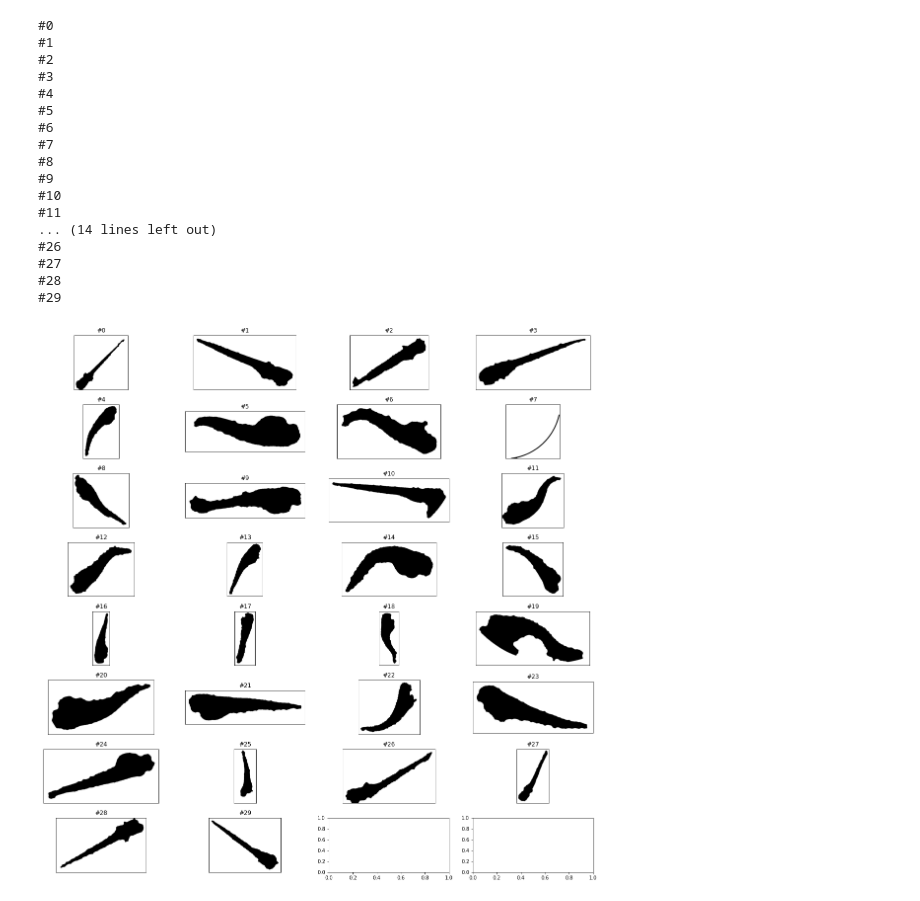
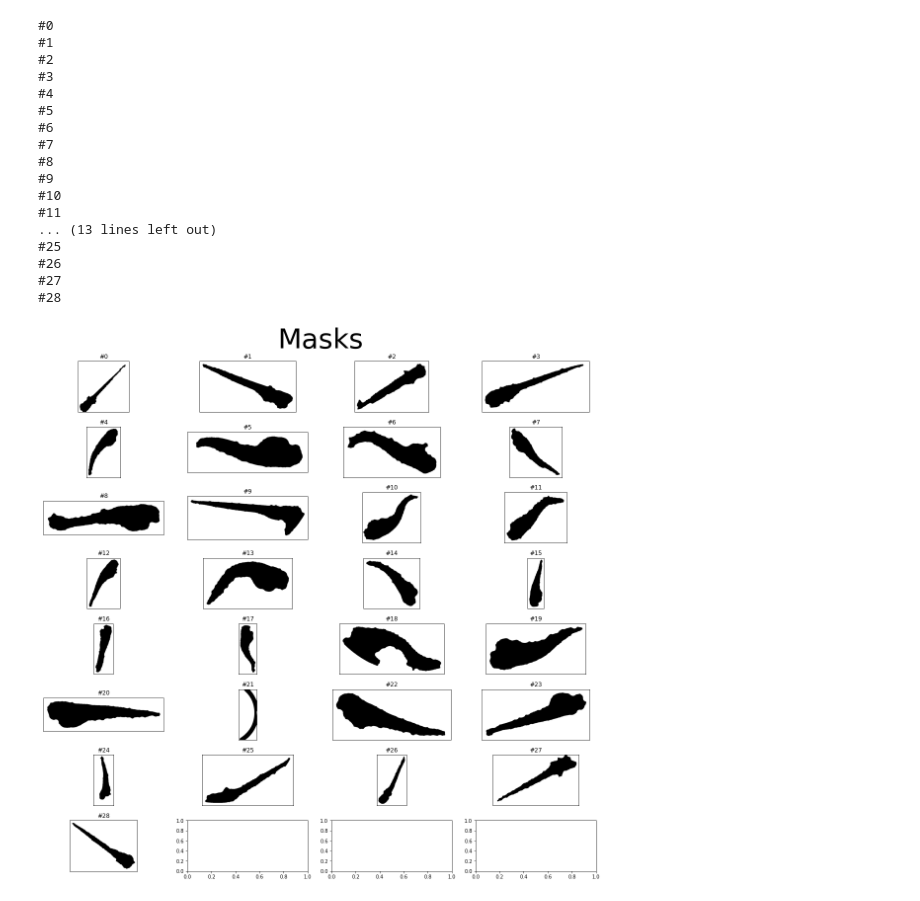
Before and after one commit to gimesia/zebrafisher, a Jupyter notebook: src/measure/test1.ipynb, the cells around one changed output. Cells and saved outputs as stored; diff of their text form; code cells hidden in the pictures.

```diff
--- a/src/measure/test1.ipynb
+++ b/src/measure/test1.ipynb
@@ -56,7 +56,8 @@ fish_names = os.listdir()
 os.chdir('C:\\Users\\gimes\\source\\repos\\zebra_fishy\\src')
 
 fishes = []
-fishes_ = []
+successful_fishes = []
+bad_names = []
 for name in fish_names[::]:
     print(name)
     fishes.append(InputImage(name))
@@ -65,8 +66,10 @@ for i, fish in enumerate(fishes):
     fish.processed = normalize_0_255(fish.processed)
     fish = find_well_props(fish)
     fish = find_fish_props(fish)
-    if (fish.fish_props.has_fish and fish.fish_props.has_fish):
-        fishes_.append(fish)
+    if fish.fish_props.has_fish and fish.fish_props.has_fish:
+        successful_fishes.append(fish)
+    else:
+        bad_names.append(fish)
 # %% [output]
 zf1.JPG
 Reading in file from:
@@ -109,29 +112,29 @@ plot_images(list(map(lambda x: (x.fish_props.mask.cropped), fishes)), nums=True)
 # %%
 masks = []
 
-for i, fish in enumerate(fishes_):
+for i, fish in enumerate(successful_fishes):
     print(f'#{i}')
     if fish.fish_props.has_fish: masks.append(fish.fish_props.mask.cropped)
-plot_images(masks, nums=True)
+plot_images(masks, nums=True, title="Masks")
 # %% [output]
 #0
 #1
 #2
 #3
 #4
 #5
 #6
 #7
 #8
 #9
 #10
 #11
-... (14 lines left out)
+... (13 lines left out)
+#25
 #26
 #27
 #28
-#29
-[figure, old version]
+[figure, new version]
 # %%
 eyes = []
 
```
Also changed, not shown: parts of 15 cells of this notebook, 7 other files.
